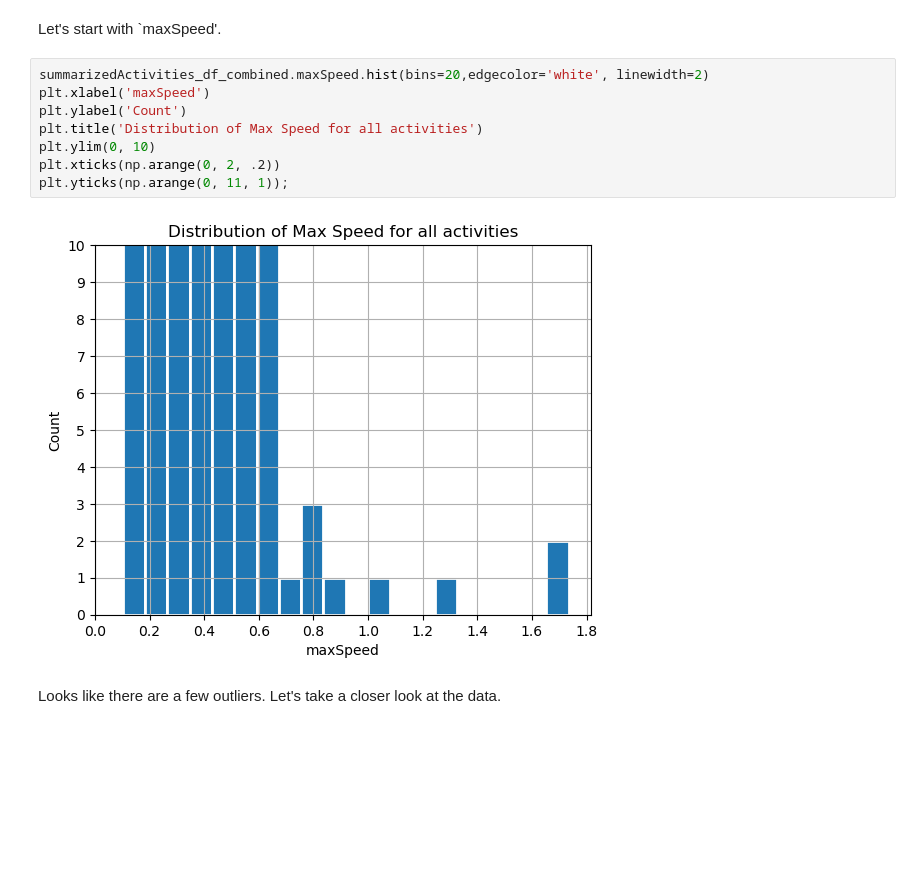
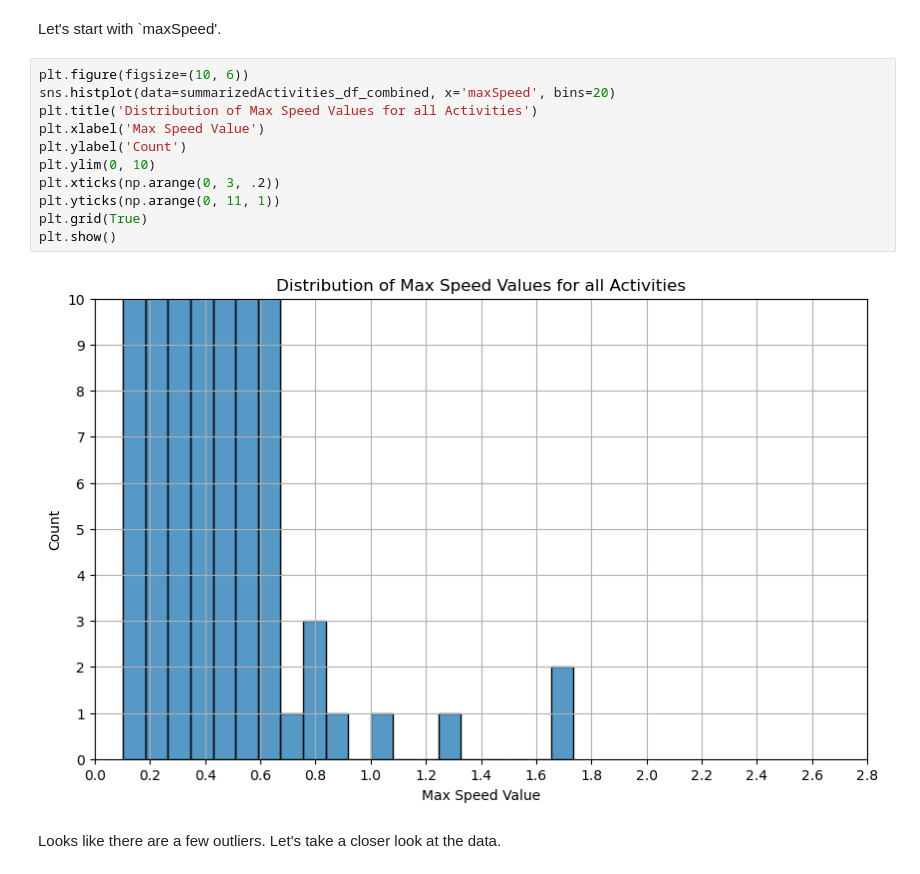
Before and after one commit to marcmehrotra/Springboard, a Jupyter notebook: Capstone Project 2/code/Stage2_Capstone_2_Data_Wrangling.ipynb, the cells around one changed output. Cells and saved outputs as stored; diff of their text form; blank space fills up the shorter version.

Commit message:
update and finalize data wrangling notebook

```diff
--- a/Capstone Project 2/code/Stage2_Capstone_2_Data_Wrangling.ipynb
+++ b/Capstone Project 2/code/Stage2_Capstone_2_Data_Wrangling.ipynb
@@ -430,15 +432,18 @@ Possible areas of concern:
 # %% [markdown]
 Let's start with `maxSpeed'.
 # %%
-summarizedActivities_df_combined.maxSpeed.hist(bins=20,edgecolor='white', linewidth=2)
-plt.xlabel('maxSpeed')
+plt.figure(figsize=(10, 6))
+sns.histplot(data=summarizedActivities_df_combined, x='maxSpeed', bins=20)
+plt.title('Distribution of Max Speed Values for all Activities')
+plt.xlabel('Max Speed Value')
 plt.ylabel('Count')
-plt.title('Distribution of Max Speed for all activities')
 plt.ylim(0, 10)
-plt.xticks(np.arange(0, 2, .2))
-plt.yticks(np.arange(0, 11, 1));
+plt.xticks(np.arange(0, 3, .2))
+plt.yticks(np.arange(0, 11, 1))
+plt.grid(True)
+plt.show()
 # %% [output]
-[figure, old version]
+[figure, new version]
 # %% [markdown]
 Looks like there are a few outliers.  Let's take a closer look at the data.
 # %%
```
Also changed, not shown: parts of 85 cells of this notebook.
